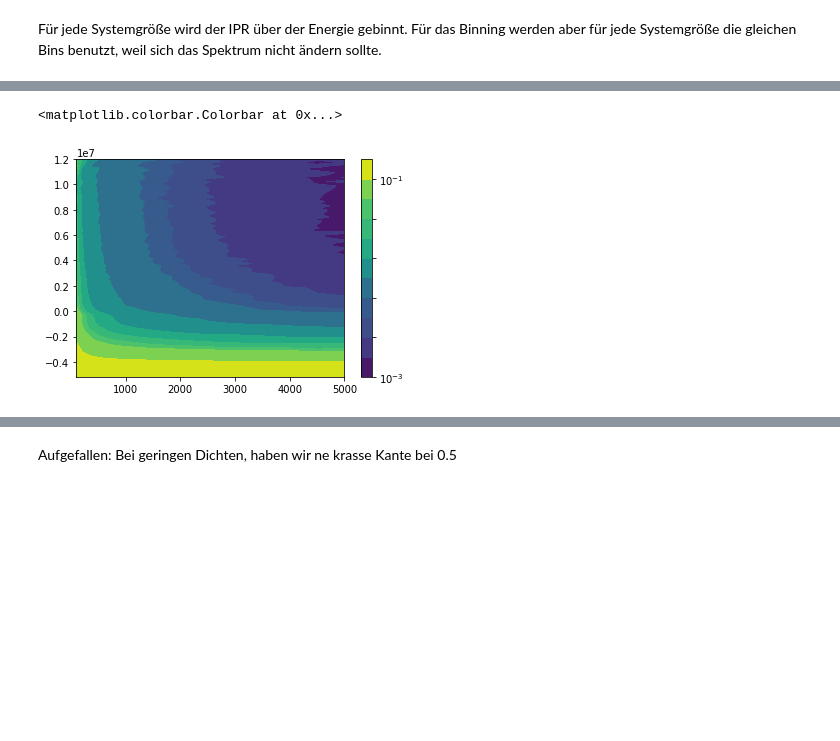
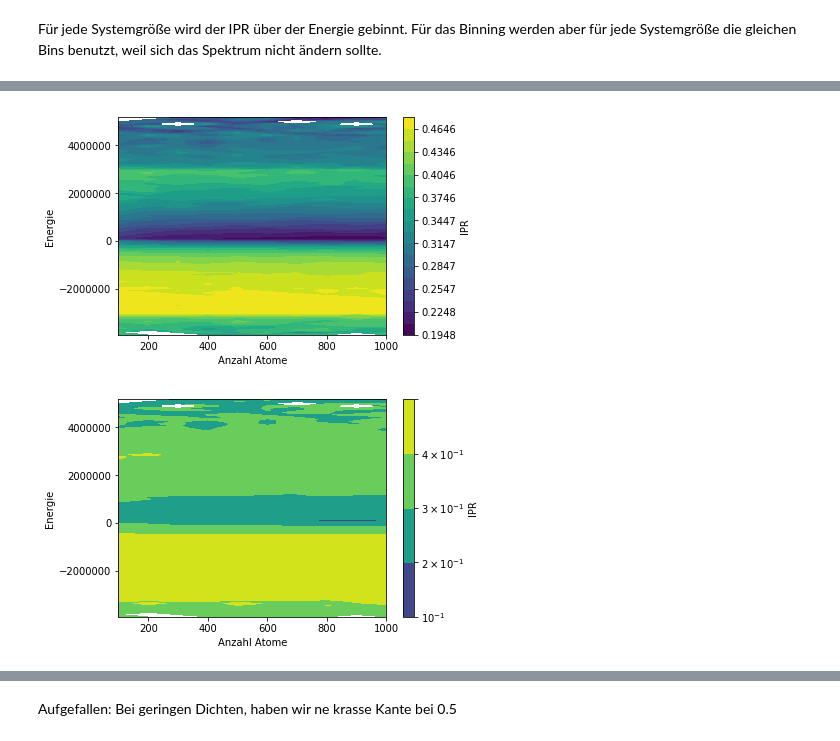
Before and after one commit to Jilinger/Paper, a Jupyter notebook: Fractality.ipynb, the cells around one changed output, grey strips where cells are left out. Saved outputs shown, nothing was run; the diff lists cells and outputs as text; code cells hidden in the pictures; blank space fills up the shorter version.

```diff
--- a/Fractality.ipynb
+++ b/Fractality.ipynb
@@ -181,0 +189,21 @@ def calc_ipr():
+# %%
+
+number_atoms=1000
+atoms_array = produce_atoms(number_atoms, 2000, r_b,[])
+generate_hamiltonian(atoms_array)
+p_eigenstates = np.square(np.absolute(eigenvectors))
+ipr_2,ratio,ipr_q_all=calc_ipr()
+
+number_atoms=1000
+atoms_array = produce_atoms(number_atoms, 2000, r_b,[])
+generate_hamiltonian(atoms_array)
+p_eigenstates = np.square(np.absolute(eigenvectors))
+ipr_2_tmp,ratio,ipr_q_tmp=calc_ipr()
+
+
+print(ipr_q_all.shape)
+ipr_q_all       =  np.concatenate((ipr_q_all,ipr_q_tmp), axis=1)
+
+print(ipr_q_all.shape)
+print(ipr_2_tmp[0])
+print(ipr_q_all[0][1000])
@@ -589,12 +715,22 @@ axes[0].legend()
-# %%
-from matplotlib import ticker, cm
-
-
-plt.contourf(anzahl, bin_edges[:-1],(ipr_gebint.T),locator=ticker.LogLocator(base=10.0, subs=(1.0, 2,3,4,5)))
-plt.colorbar()
-# %% [output]
-<matplotlib.colorbar.Colorbar at 0x...>
-[figure, removed]
+# %%
+from matplotlib import ticker, cm
+
+plt.contourf(anzahl, bin_edges[:-1],(ipr_gebint.T), levels=np.linspace(min(min(x) for x in ipr_gebint), max(max(x) for x in ipr_gebint),20))
+
+plt.colorbar(label="IPR")
+plt.xlabel("Anzahl Atome")
+plt.ylabel("Energie");
+plt.show()
+
+
+
+plt.contourf(anzahl, bin_edges[:-1],(ipr_gebint.T),locator=ticker.LogLocator(base=10.0, subs=np.arange(1,10)))
+plt.colorbar(label="IPR")
+plt.xlabel("Anzahl Atome");
+plt.ylabel("Energie");
+# %% [output]
+[figure, added]
+[figure, added]
 # %%
 frac_dimensions_odr=[]
 frac_dimensions_scipy=[]
```
Also changed, not shown: parts of 18 cells of this notebook.
